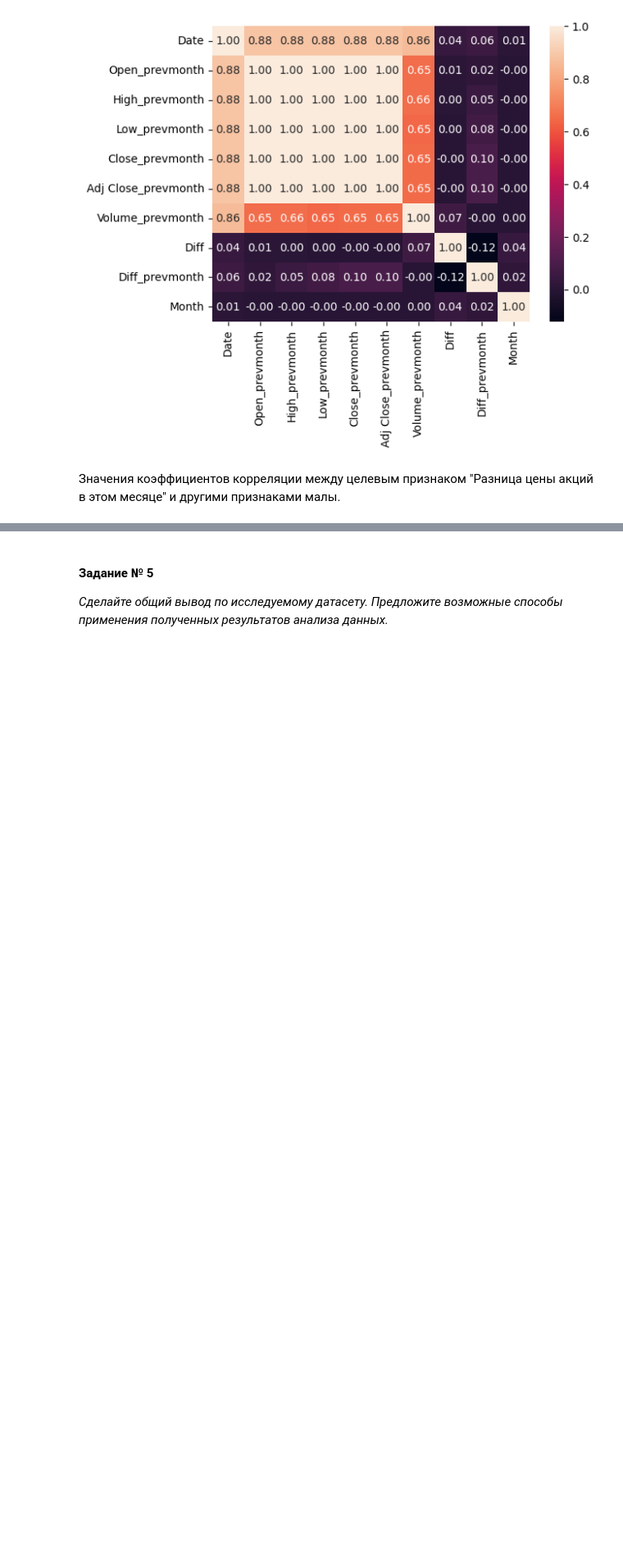
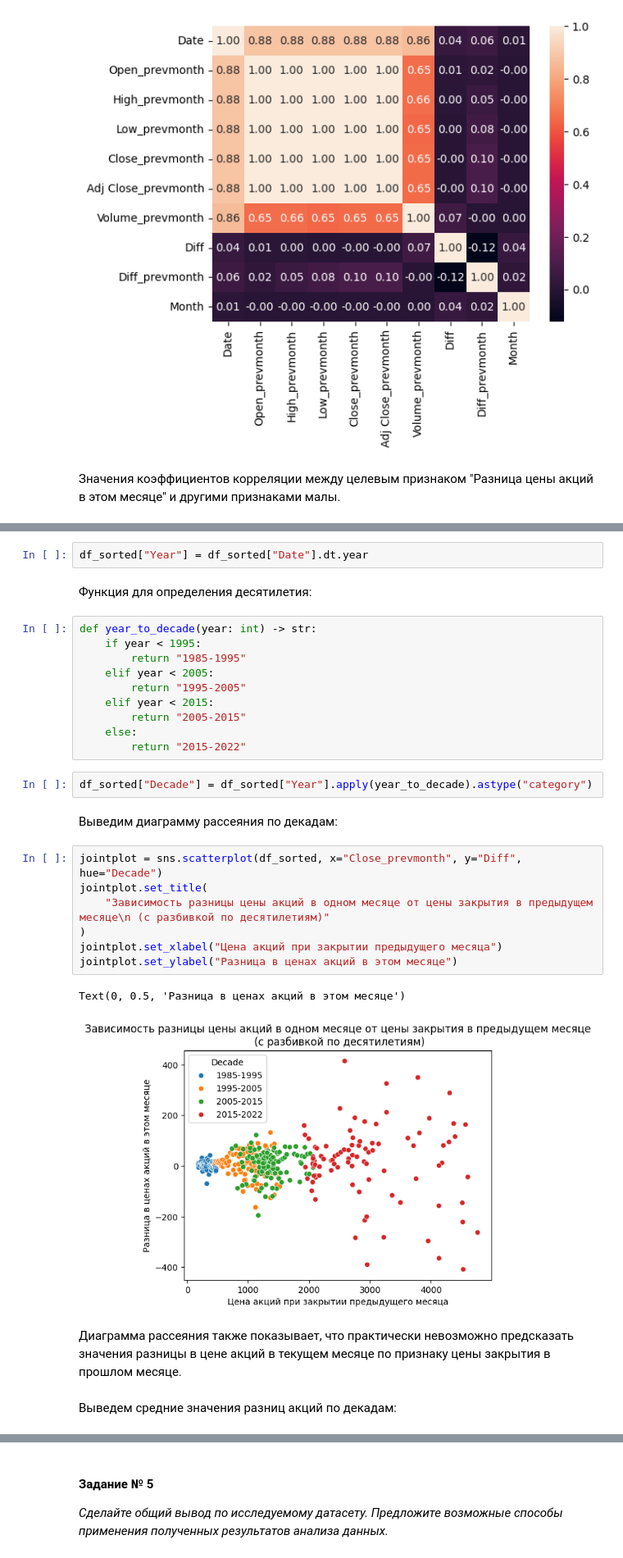
Before and after one commit to fitlemon/python_for_ds, a Jupyter notebook: Module7/14_adv_ml_module2_hw_project.ipynb, the cells around one changed output, grey strips where cells are left out. Shown at 82% size. Drawn from its saved outputs; the diff is of its cells as text; blank space fills up the shorter version.

```diff
--- a/Module7/14_adv_ml_module2_hw_project.ipynb
+++ b/Module7/14_adv_ml_module2_hw_project.ipynb
@@ -238,0 +273,32 @@ sns.heatmap(df_sorted.corr(), annot=True, fmt=".2f")
+# %%
+df_sorted["Year"] = df_sorted["Date"].dt.year
+# %% [markdown]
+Функция для определения десятилетия:
+# %%
+def year_to_decade(year: int) -> str:
+    if year < 1995:
+        return "1985-1995"
+    elif year < 2005:
+        return "1995-2005"
+    elif year < 2015:
+        return "2005-2015"
+    else:
+        return "2015-2022"
+# %%
+df_sorted["Decade"] = df_sorted["Year"].apply(year_to_decade).astype("category")
+# %% [markdown]
+Выведим диаграмму рассеяния по декадам:
+# %%
+jointplot = sns.scatterplot(df_sorted, x="Close_prevmonth", y="Diff", hue="Decade")
+jointplot.set_title(
+    "Зависимость разницы цены акций в одном месяце от цены закрытия в предыдущем месяце\n (с разбивкой по десятилетиям)"
+)
+jointplot.set_xlabel("Цена акций при закрытии предыдущего месяца")
+jointplot.set_ylabel("Разница в ценах акций в этом месяце")
+# %% [output]
+Text(0, 0.5, 'Разница в ценах акций в этом месяце')
+[figure, added]
+# %% [markdown]
+Диаграмма рассеяния также показывает, что практически невозможно предсказать значения разницы в цене акций в текущем месяце по признаку цены закрытия в прошлом месяце.
+# %% [markdown]
+Выведем средние значения разниц акций по декадам:
```
Also changed, not shown: parts of 13 cells of this notebook.
